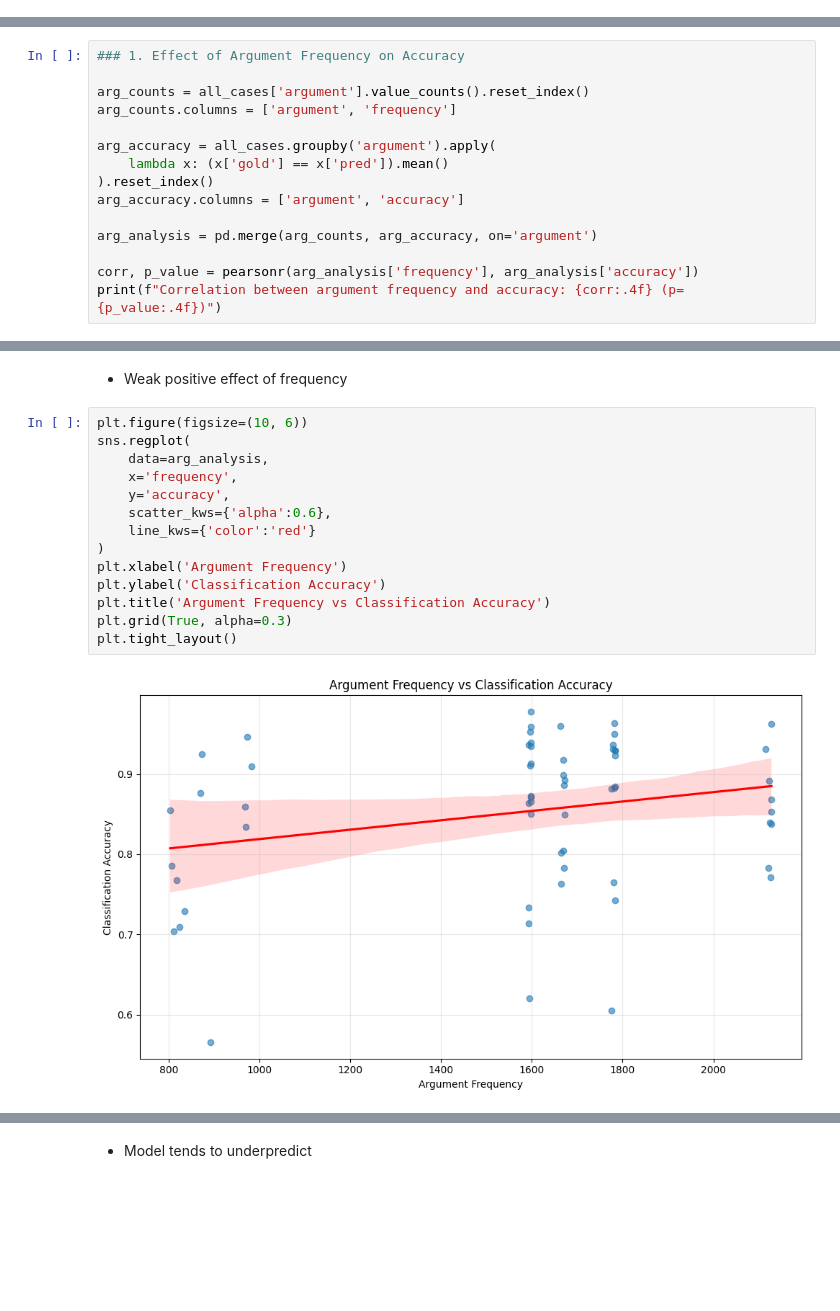
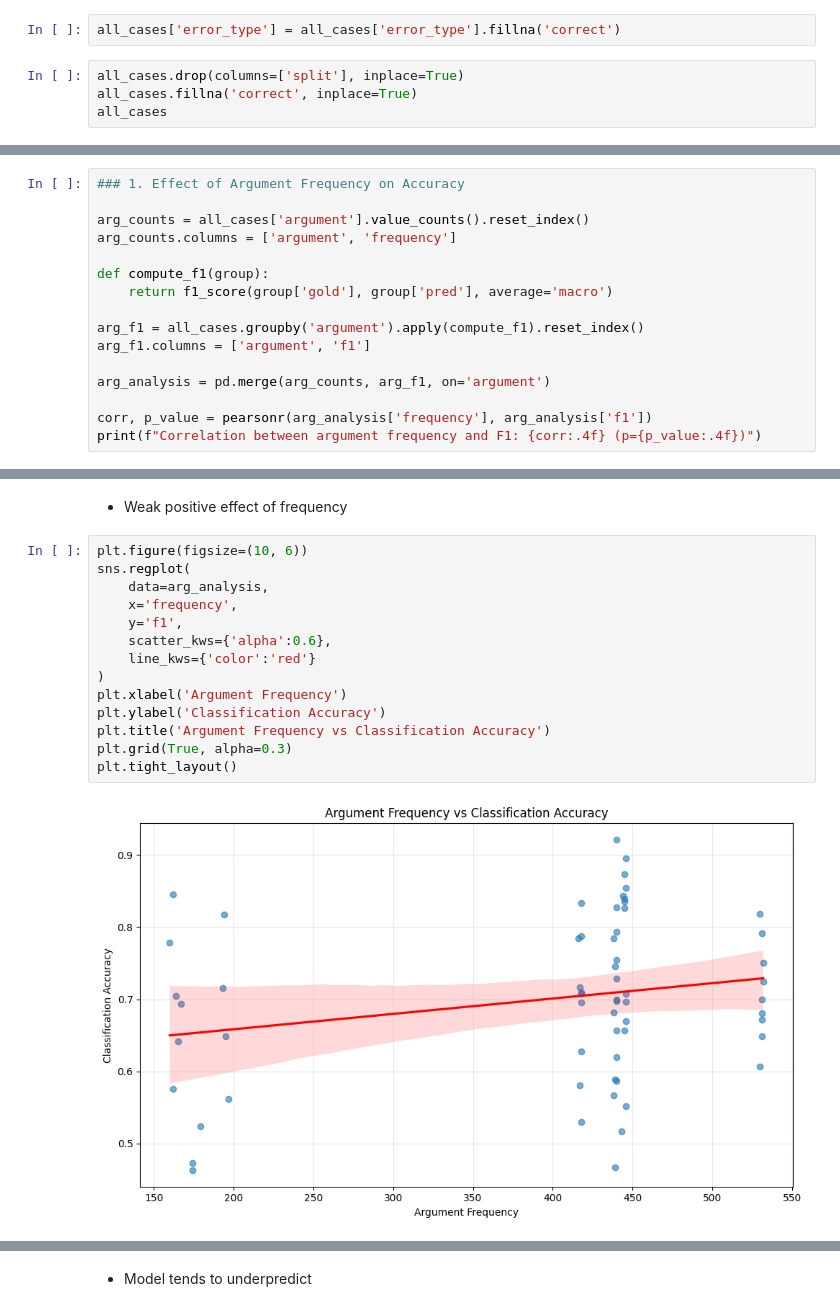
Before and after one commit to mattguida/error_analysis_arg_min_paper, a Jupyter notebook: quantitative_analysis/error_analysis_t1.ipynb, the cells around one changed output, grey strips where cells are left out. Drawn from its saved outputs; the diff is of its cells as text; blank space fills up the shorter version.

Commit message:
updated analysis

```diff
--- a/quantitative_analysis/error_analysis_t1.ipynb
+++ b/quantitative_analysis/error_analysis_t1.ipynb
@@ -30,3 +30,9 @@ warnings.filterwarnings('ignore')
 # All analysis on Gemini1.5, 5-s, Task1
 # %%
 all_cases = pd.read_csv('../qualitative_analysis/error_and_correct_both_data.csv')
+# %%
+all_cases['error_type'] = all_cases['error_type'].fillna('correct')
+# %%
+all_cases.drop(columns=['split'], inplace=True)
+all_cases.fillna('correct', inplace=True)
+all_cases
@@ -200,13 +237,14 @@ plt.show()
 arg_counts = all_cases['argument'].value_counts().reset_index()
 arg_counts.columns = ['argument', 'frequency']
 
-arg_accuracy = all_cases.groupby('argument').apply(
-    lambda x: (x['gold'] == x['pred']).mean()
-).reset_index()
-arg_accuracy.columns = ['argument', 'accuracy']
+def compute_f1(group):
+    return f1_score(group['gold'], group['pred'], average='macro')
 
-arg_analysis = pd.merge(arg_counts, arg_accuracy, on='argument')
+arg_f1 = all_cases.groupby('argument').apply(compute_f1).reset_index()
+arg_f1.columns = ['argument', 'f1']
 
-corr, p_value = pearsonr(arg_analysis['frequency'], arg_analysis['accuracy'])
-print(f"Correlation between argument frequency and accuracy: {corr:.4f} (p={p_value:.4f})")
+arg_analysis = pd.merge(arg_counts, arg_f1, on='argument')
+
+corr, p_value = pearsonr(arg_analysis['frequency'], arg_analysis['f1'])
+print(f"Correlation between argument frequency and F1: {corr:.4f} (p={p_value:.4f})")
 # %% [output]
@@ -216,16 +254,16 @@ Correlation between argument frequency and accuracy: 0.2509 (p=0.0512)
 # %%
 plt.figure(figsize=(10, 6))
 sns.regplot(
     data=arg_analysis,
     x='frequency',
-    y='accuracy',
+    y='f1',
     scatter_kws={'alpha':0.6},
     line_kws={'color':'red'}
 )
 plt.xlabel('Argument Frequency')
 plt.ylabel('Classification Accuracy')
 plt.title('Argument Frequency vs Classification Accuracy')
 plt.grid(True, alpha=0.3)
 plt.tight_layout()
 # %% [output]
-[figure, old version]
+[figure, new version]
```
Also changed, not shown: parts of 23 cells of this notebook, 1 other file.
